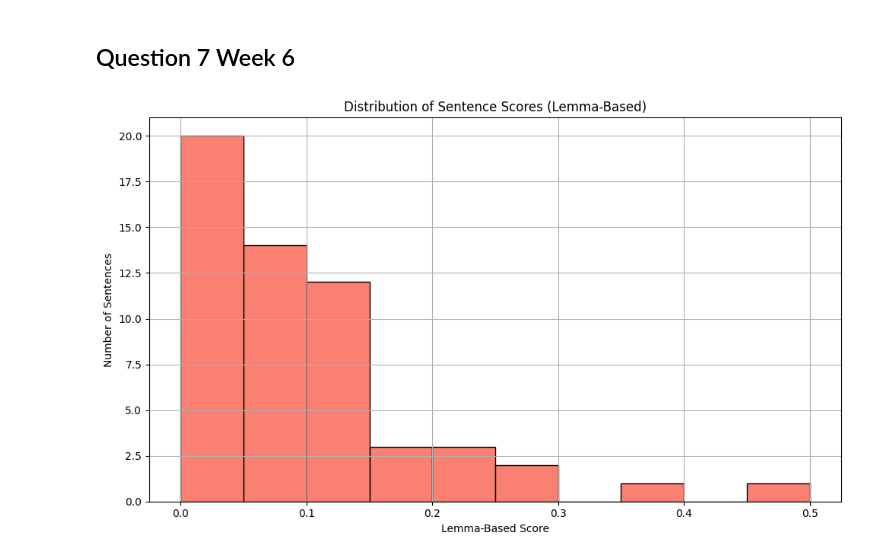
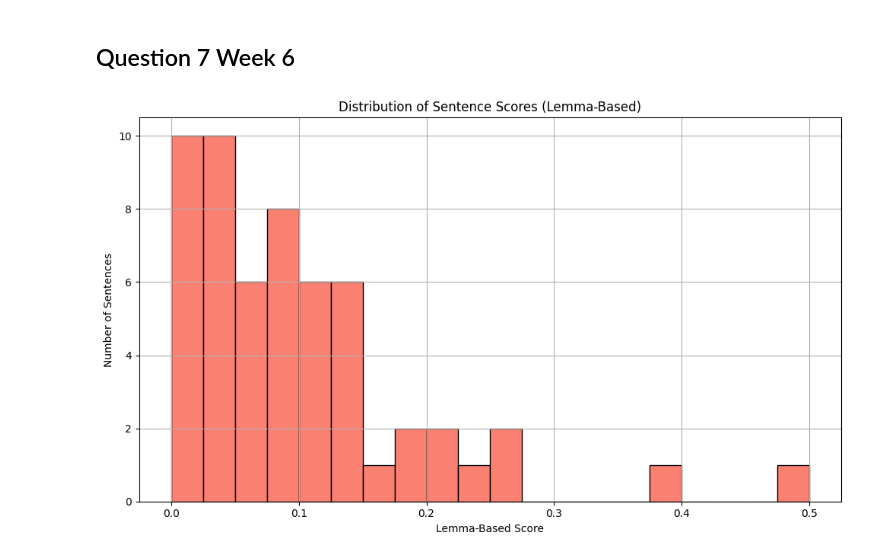
Before and after one commit to hrawp/dm_nlp_week6, a Jupyter notebook: web-scraping.ipynb, the cells around one changed output. Cells and saved outputs as stored; diff of their text form; code cells hidden in the pictures.

```diff
--- a/web-scraping.ipynb
+++ b/web-scraping.ipynb
@@ -329,35 +329,35 @@ doc = nlp(text)
 filtered_lemmas = [
     token.lemma_.lower()
     for token in doc
     if not token.is_stop and not token.is_punct and not token.is_space
 ]
 most_common_lemmas = Counter(filtered_lemmas).most_common(5)
 interesting_lemmas = [lemma for lemma, _ in most_common_lemmas]
 
 # 5. Define scoring function using lemmas
 def score_sentence_by_lemma(sentence, interesting_lemmas):
     doc = nlp(sentence)
     lemmas = [token.lemma_.lower() for token in doc if not token.is_punct and not token.is_space]
     if not lemmas:
         return 0.0
     match_count = sum(1 for lemma in lemmas if lemma in interesting_lemmas)
     return match_count / len(lemmas)
 
 # 6. Score all sentences in the article
 lemma_scores = [score_sentence_by_lemma(sent.text, interesting_lemmas) for sent in doc.sents]
 
 # 7. Plot histogram of lemma-based sentence scores
 plt.figure(figsize=(10, 6))
-plt.hist(lemma_scores, bins=10, color='salmon', edgecolor='black')
+plt.hist(lemma_scores, bins=20, color='salmon', edgecolor='black')
 plt.title("Distribution of Sentence Scores (Lemma-Based)")
 plt.xlabel("Lemma-Based Score")
 plt.ylabel("Number of Sentences")
 plt.grid(True)
 plt.tight_layout()
 plt.show()
 
-# The most common range of lemma scores is 0 to 0.05.
+# The most common range of lemma scores is 0 to 0.15.
 # %% [output]
-[figure, old version]
+[figure, new version]
 # %% [markdown]
 8. Which tokens and lexems would be ommitted from the lists generated in questions 3 and 4 if we only wanted to consider nouns as interesting words?  How might we change the code to only consider nouns? Put your answer in this Markdown cell (you can edit it by double clicking it).
```
Also changed, not shown: parts of 3 cells of this notebook, 2 other files.
